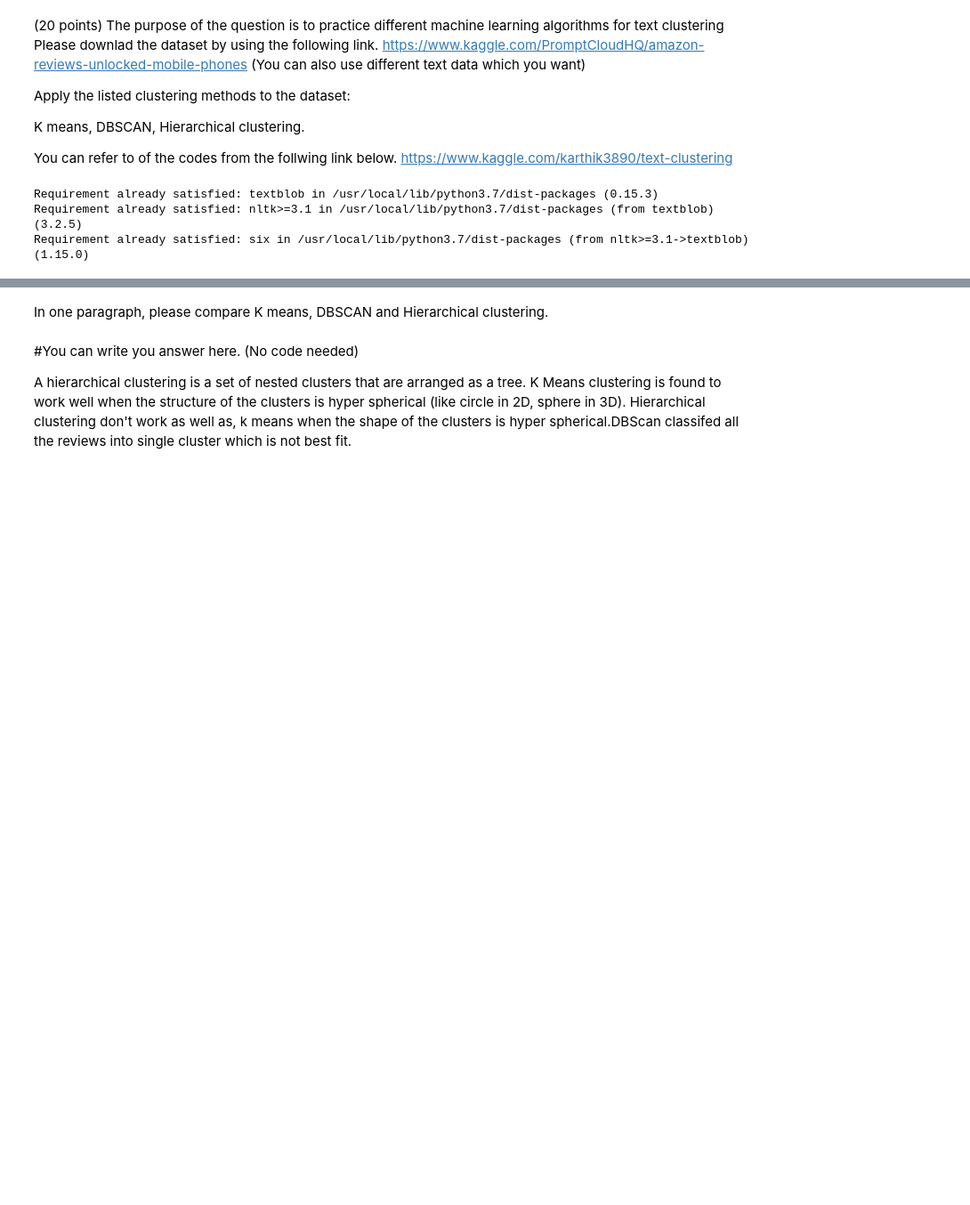
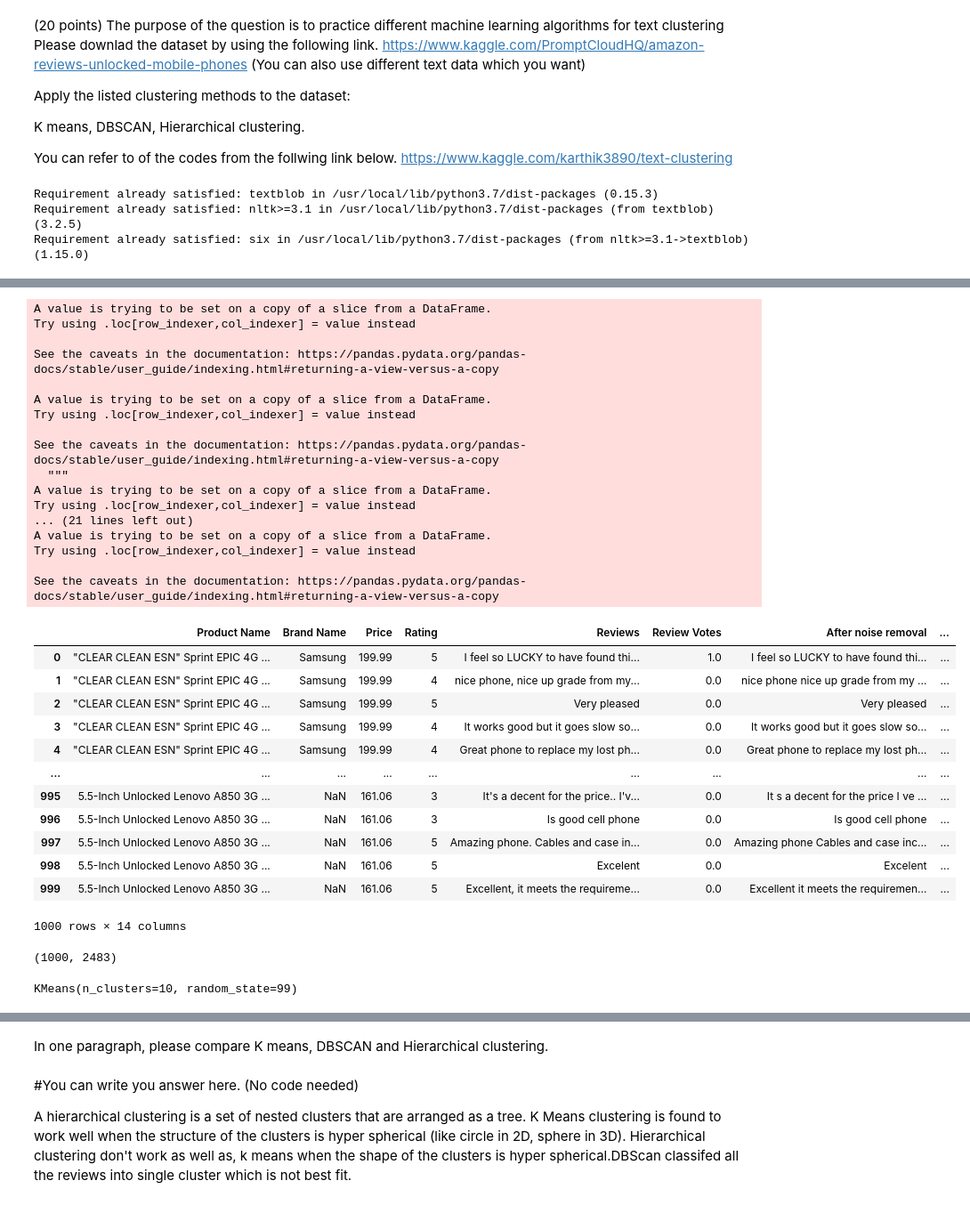
Before and after one commit to krishnavikas-7/INFO-5731, a Jupyter notebook: In_class_exercise_05_1_vikas.ipynb, the cells around one changed output, grey strips where cells are left out. Shown: that part at 89% size. Saved outputs shown, nothing was run; the diff lists cells and outputs as text; code cells hidden in the pictures; blank space fills up the shorter version.

```diff
--- a/In_class_exercise_05_1_vikas.ipynb
+++ b/In_class_exercise_05_1_vikas.ipynb
@@ -372,0 +240,3 @@ hcdf.groupby(['AVG-W2V Clus Label'])['Reviews'].count()
+# %%
+import pandas as pd
+df = pd.read_csv('/content/sample_data/Amazon_Unlocked_Mobile.csv')
@@ -372,0 +267,3 @@ hcdf.groupby(['AVG-W2V Clus Label'])['Reviews'].count()
+# %%
+cluster_df =df.head(1000)
+cluster_df
@@ -372,0 +284,72 @@ hcdf.groupby(['AVG-W2V Clus Label'])['Reviews'].count()
+# %%
+# Special characters removal
+cluster_df['After noise removal'] = cluster_df['Reviews'].apply(lambda x: ''.join(re.sub(r"[^a-zA-Z0-9]+", ' ', charctr) for charctr in x ))
+
+# Punctuation removal
+cluster_df['Punctuation removal'] = cluster_df['After noise removal'].str.replace('[^\w\s]','')
+
+# Remove numbers
+cluster_df['Remove numbers'] = cluster_df['Punctuation removal'].str.replace('\d+', '')
+
+# Stopwords removal
+stop_word = stopwords.words('english')
+cluster_df['Stopwords removal'] = cluster_df['Remove numbers'].apply(lambda x: " ".join(x for x in x.split() if x not in stop_word))
+
+# Lower Casing
+cluster_df['Lower casing'] = cluster_df['Stopwords removal'].apply(lambda x: " ".join(x.lower() for x in x.split()))
+
+# Tokenization
+cluster_df['Tokenization'] = cluster_df['Lower casing'].apply(lambda x: TextBlob(x).words)
+
+# Stemming
+st = PorterStemmer()
+cluster_df['Stemming'] = cluster_df['Tokenization'].apply(lambda x: " ".join([st.stem(word) for word in x]))
+
+# Lemmatization
+cluster_df['Lemmatization'] = cluster_df['Stemming'].apply(lambda x: " ".join([Word(word).lemmatize() for word in x.split()]))
+cluster_df
+# %% [output]
+A value is trying to be set on a copy of a slice from a DataFrame.
+Try using .loc[row_indexer,col_indexer] = value instead
+
+See the caveats in the documentation: https://pandas.pydata.org/pandas-docs/stable/user_guide/indexing.html#returning-a-view-versus-a-copy
+
+A value is trying to be set on a copy of a slice from a DataFrame.
+Try using .loc[row_indexer,col_indexer] = value instead
+
+See the caveats in the documentation: https://pandas.pydata.org/pandas-docs/stable/user_guide/indexing.html#returning-a-view-versus-a-copy
+  """
+A value is trying to be set on a copy of a slice from a DataFrame.
+Try using .loc[row_indexer,col_indexer] = value instead
+... (21 lines left out)
+A value is trying to be set on a copy of a slice from a DataFrame.
+Try using .loc[row_indexer,col_indexer] = value instead
+
+See the caveats in the documentation: https://pandas.pydata.org/pandas-docs/stable/user_guide/indexing.html#returning-a-view-versus-a-copy
+|  | Product Name | Brand Name | Price | Rating | Reviews | Review Votes | After noise removal | ... |
+| 0 | "CLEAR CLEAN ESN" Sprint EPIC 4G ... | Samsung | 199.99 | 5 | I feel so LUCKY to have found thi... | 1.0 | I feel so LUCKY to have found thi... | ... |
+| 1 | "CLEAR CLEAN ESN" Sprint EPIC 4G ... | Samsung | 199.99 | 4 | nice phone, nice up grade from my... | 0.0 | nice phone nice up grade from my ... | ... |
+| 2 | "CLEAR CLEAN ESN" Sprint EPIC 4G ... | Samsung | 199.99 | 5 | Very pleased | 0.0 | Very pleased | ... |
+| 3 | "CLEAR CLEAN ESN" Sprint EPIC 4G ... | Samsung | 199.99 | 4 | It works good but it goes slow so... | 0.0 | It works good but it goes slow so... | ... |
+| 4 | "CLEAR CLEAN ESN" Sprint EPIC 4G ... | Samsung | 199.99 | 4 | Great phone to replace my lost ph... | 0.0 | Great phone to replace my lost ph... | ... |
+| ... | ... | ... | ... | ... | ... | ... | ... | ... |
+| 995 | 5.5-Inch Unlocked Lenovo A850 3G ... | NaN | 161.06 | 3 | It's a decent for the price.. I'v... | 0.0 | It s a decent for the price I ve ... | ... |
+| 996 | 5.5-Inch Unlocked Lenovo A850 3G ... | NaN | 161.06 | 3 | Is good cell phone | 0.0 | Is good cell phone | ... |
+| 997 | 5.5-Inch Unlocked Lenovo A850 3G ... | NaN | 161.06 | 5 | Amazing phone. Cables and case in... | 0.0 | Amazing phone Cables and case inc... | ... |
+| 998 | 5.5-Inch Unlocked Lenovo A850 3G ... | NaN | 161.06 | 5 | Excelent | 0.0 | Excelent | ... |
+| 999 | 5.5-Inch Unlocked Lenovo A850 3G ... | NaN | 161.06 | 5 | Excellent, it meets the requireme... | 0.0 | Excellent it meets the requiremen... | ... |
+1000 rows × 14 columns
+# %%
+#kmeans clustering using TFIDF
+from sklearn.feature_extraction.text import TfidfVectorizer
+tfidf_vect = TfidfVectorizer()
+tfidf = tfidf_vect.fit_transform(cluster_df['Lemmatization'].values)
+tfidf.shape
+# %% [output]
+(1000, 2483)
+# %%
+from sklearn.cluster import KMeans
+model_tf = KMeans(n_clusters = 10,random_state=99)
+model_tf.fit(tfidf)
+# %% [output]
+KMeans(n_clusters=10, random_state=99)
```
Also changed, not shown: parts of 48 cells of this notebook.
